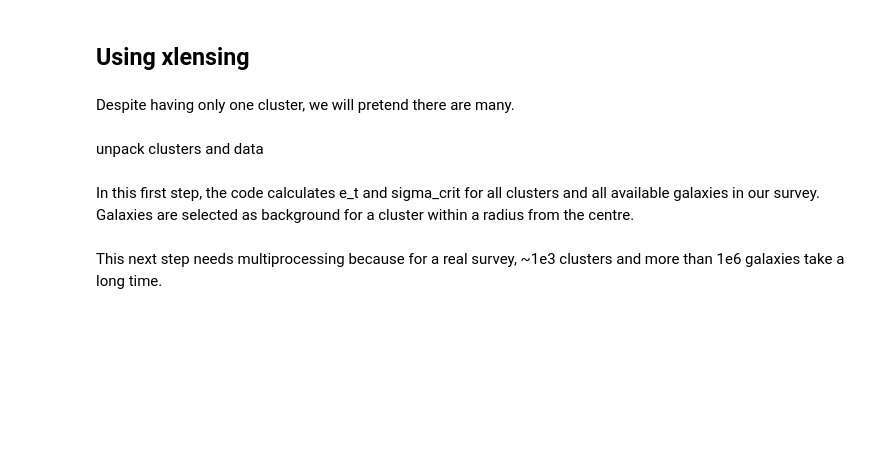
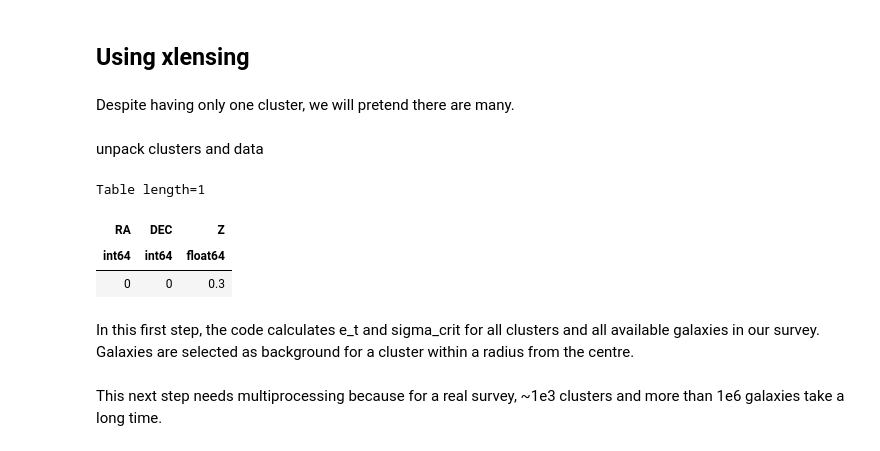
Before and after one commit to andrevitorelli/xlensing, a Jupyter notebook: notebooks/xlensing_example.ipynb, the cells around one changed output. Saved outputs shown, nothing was run; the diff lists cells and outputs as text; code cells hidden in the pictures; blank space fills up the shorter version.

```diff
--- a/notebooks/xlensing_example.ipynb
+++ b/notebooks/xlensing_example.ipynb
@@ -157,3 +155,10 @@ clusters = Table.read('mock_cluster_catalog.fits')
 # %% [markdown]
 unpack clusters and data
+# %%
+clusters
+# %% [output]
+Table length=1
+| RA | DEC | Z |
+| int64 | int64 | float64 |
+| 0 | 0 | 0.3 |
 # %%
```
Also changed, not shown: parts of 21 cells of this notebook.
